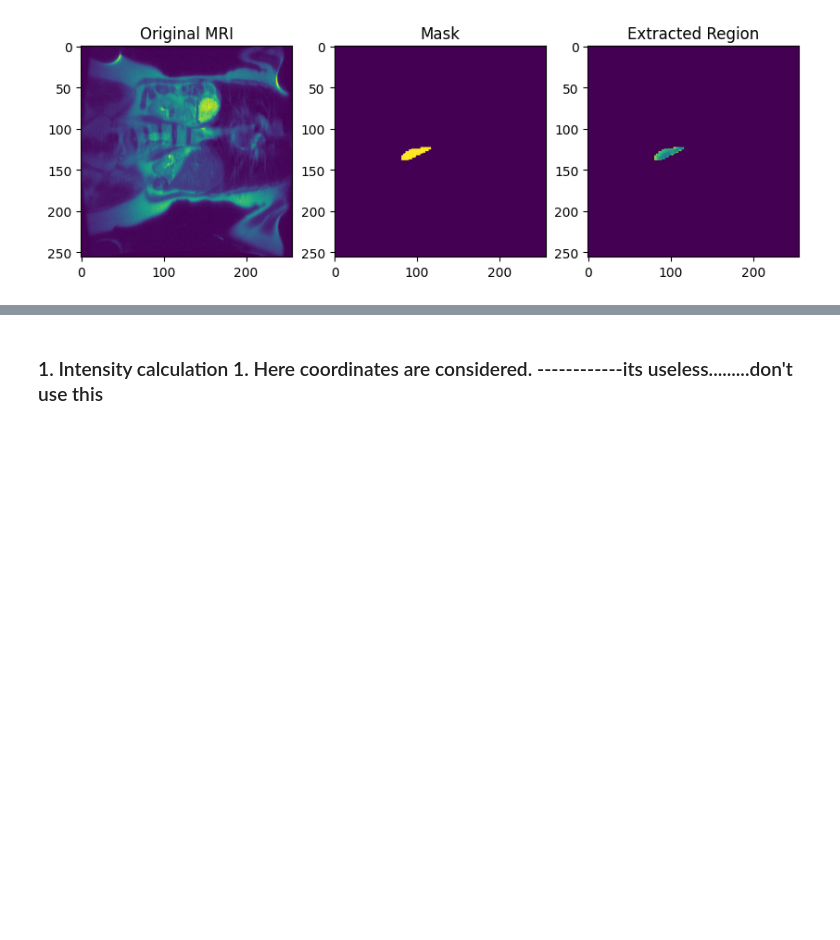
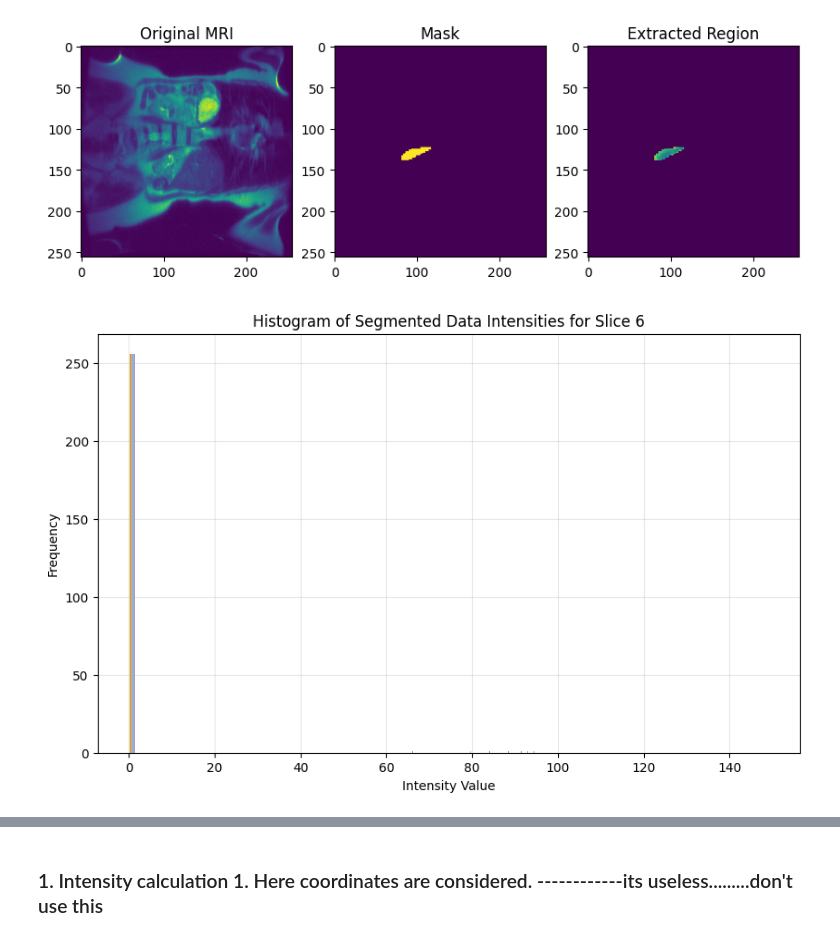
Before and after one commit to prabal5ghosh/Inria_Medical_Imageing_Internship_prabal, a Jupyter notebook: segmented_pixels_intensity.ipynb, the cells around one changed output, grey strips where cells are left out. Drawn from its saved outputs; the diff is of its cells as text; code cells hidden in the pictures; blank space fills up the shorter version.

```diff
--- a/segmented_pixels_intensity.ipynb
+++ b/segmented_pixels_intensity.ipynb
@@ -130,3 +130,17 @@ plt.title('Extracted Region')
 plt.show()
 # %% [output]
 [figure]
+# %%
+import matplotlib.pyplot as plt
+import numpy as np
+
+# Plot the histogram
+plt.figure(figsize=(10, 6))
+plt.hist(segmented_data[:, 6, :], bins=100, alpha=0.7,)
+plt.title('Histogram of Segmented Data Intensities for Slice 6')
+plt.xlabel('Intensity Value')
+plt.ylabel('Frequency')
+plt.grid(True, alpha=0.3)
+plt.show()
+# %% [output]
+[figure, added]
```
Also changed, not shown: parts of 1 cell of this notebook.
